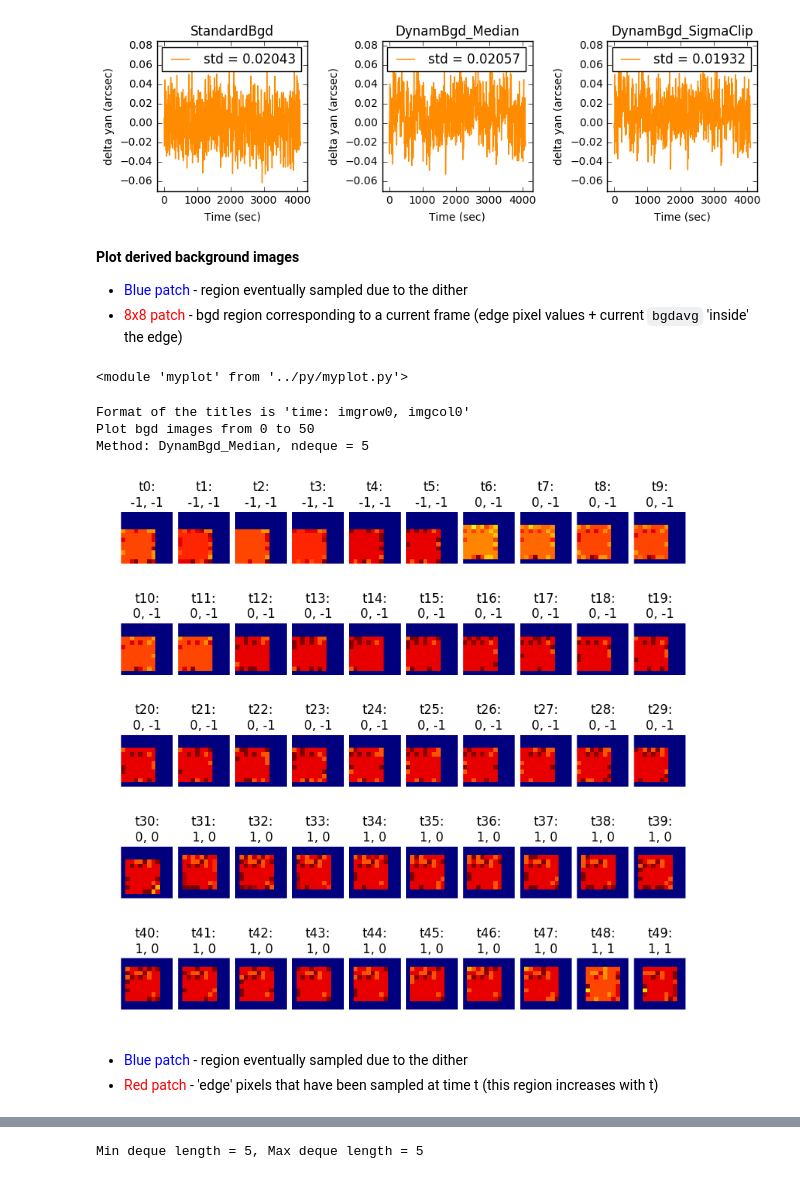
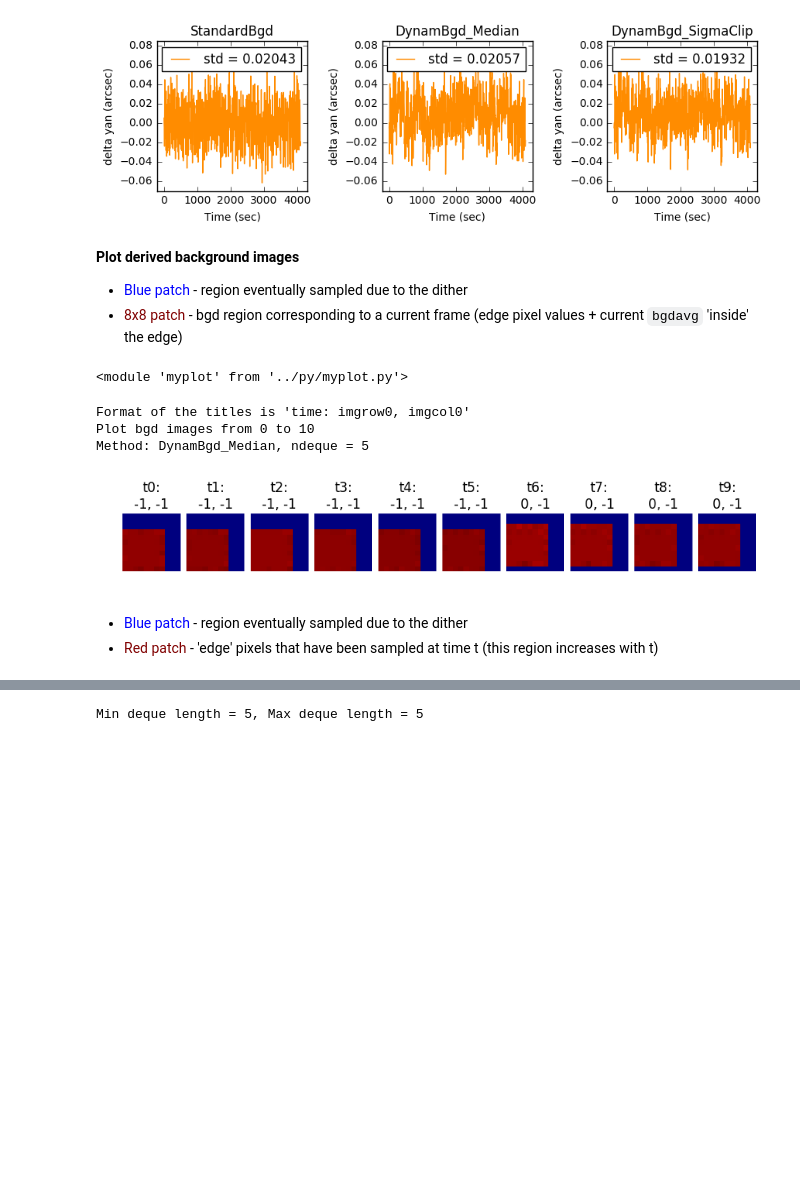
Before and after one commit to malgosias/aca_dark_current, a Jupyter notebook: dynam_bgd/validations.ipynb, the cells around one changed output, grey strips where cells are left out. Drawn from its saved outputs; the diff is of its cells as text; code cells hidden in the pictures; blank space fills up the shorter version.

```diff
--- a/dynam_bgd/validations.ipynb
+++ b/dynam_bgd/validations.ipynb
@@ -137,8 +140,7 @@ for mag in mags:
 
     for i, Bgd_Class in enumerate([StandardBgd, DynamBgd_Median, DynamBgd_SigmaClip]):
         bgd_object = Bgd_Class(**init_kwargs[i])
-        rows = cntr.centroids(slot, slot_data, img_size, bgd_object,
-                              hot_pixels=None, nframes=nframes)
+        rows = cntr.centroids(slot, slot_data, img_size, bgd_object, nframes=nframes)
         for row in rows:
             row['mag'] = mag
             row['bgd_type'] = bgd_object.__class__.__name__
@@ -251,20 +249,21 @@ Bright - Faint star
 __Plot derived background images__
 
 * <span style="color:blue">Blue patch</span> - region eventually sampled due to the dither
-* <span style="color:red">8x8 patch</span> - bgd region corresponding to a current frame (edge pixel values + current <code>bgdavg</code> 'inside' the edge)
+* <span style="color:maroon">8x8 patch</span> - bgd region corresponding to a current frame (edge pixel values + current <code>bgdavg</code> 'inside' the edge)
 # %%
 reload(mplt)
 # %% [output]
 <module 'myplot' from '../py/myplot.py'>
 # %%
 %matplotlib inline
-mplt.plot_bgd_images(t, slot=0, n_start=0, n_stop=50, img_size=img_size, method='DynamBgd_Median')
+mplt.plot_bgd_images(t, slot=0, mag=mags[0], n_start=0, n_stop=10,
+                     img_size=img_size, method='DynamBgd_Median')
 # %% [output]
 Format of the titles is 'time: imgrow0, imgcol0'
-Plot bgd images from 0 to 50
+Plot bgd images from 0 to 10
 Method: DynamBgd_Median, ndeque = 5
-[figure, old version]
+[figure, new version]
 # %% [markdown]
 * <span style="color:blue">Blue patch</span> - region eventually sampled due to the dither
-* <span style="color:red">Red patch</span> - 'edge' pixels that have been sampled at time t (this region increases with t)
+* <span style="color:maroon">Red patch</span> - 'edge' pixels that have been sampled at time t (this region increases with t)
 # %%
```
Also changed, not shown: parts of 7 cells of this notebook, 6 other files.
